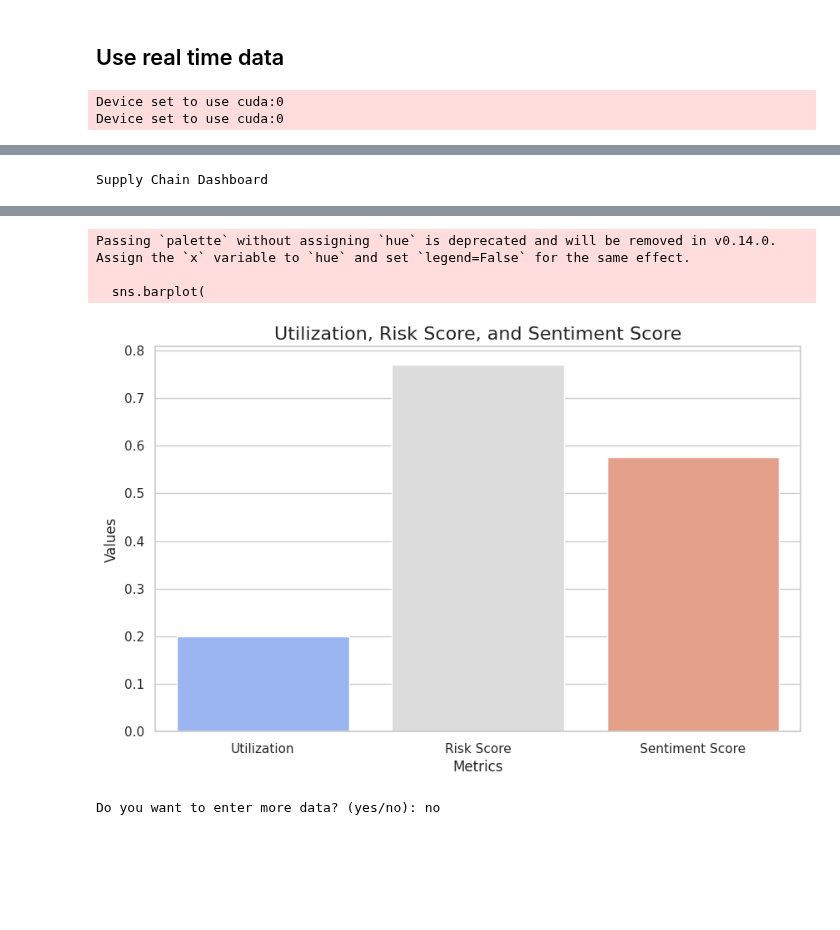
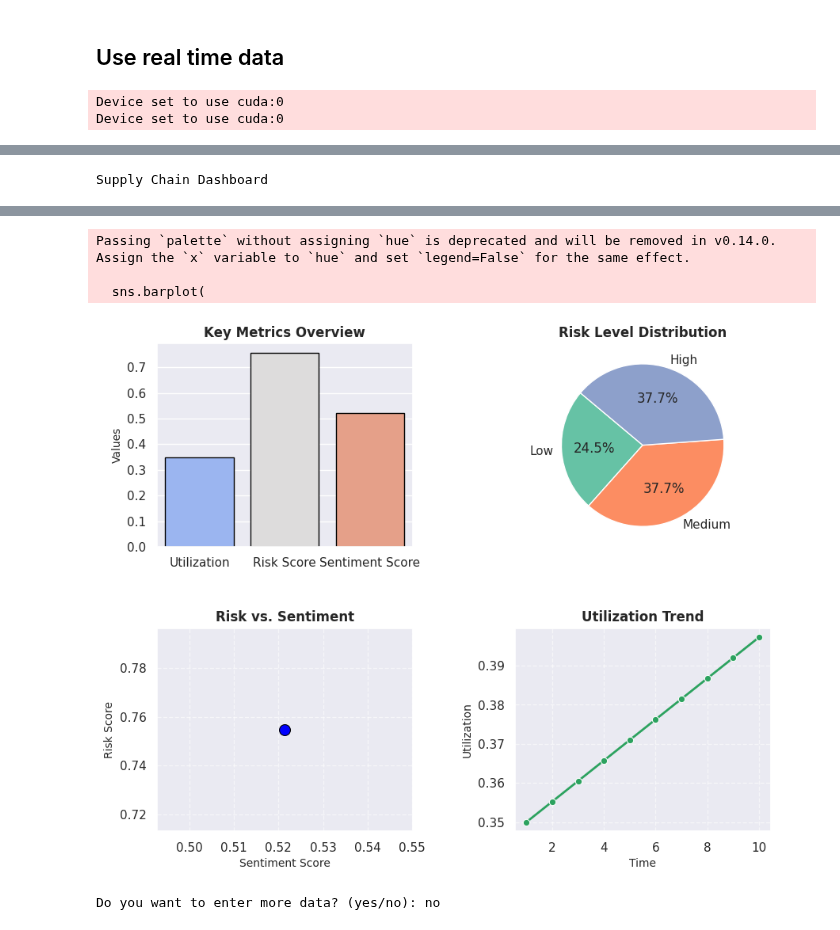
Before and after one commit to AnulipiJana/AI-Driven-Supply-Chain-Disruption-Predictor-and-Inventory-Optimization-System, a Jupyter notebook: INFOSYS_MAIN.ipynb, the cells around one changed output, grey strips where cells are left out. Cells and saved outputs as stored; diff of their text form; code cells hidden in the pictures; blank space fills up the shorter version.

```diff
--- a/INFOSYS_MAIN.ipynb
+++ b/INFOSYS_MAIN.ipynb
@@ -679,15 +679,16 @@ def main():
     model = train_model("/content/supply_chain_alerts.csv")  # Replace with your dataset path
 
     # User inputs
-    print("Enter Supply Chain Data:")
+    print("*Enter Supply Chain Data*")
+    print("-------------------------")
     inventory = int(input("\nInventory (e.g., 5000): "))
     lead_time = int(input("\nLead Time (days): "))
     transport_status = input("\nTransport Status (e.g., Delayed, In Transit, Awaiting Dispatch): ")
-    news_sentiment = input("\nNews Sentiment (e.g., Tomato prices soar due to unexpected frost in the region.\nFarmers report higher yields thanks to favorable weather.\nDelays in transportation cause supply chain disruptions.\nGovernment announces subsidies for tomato farmers.\nPest infestation reduces tomato output in key regions.\nHeavy rainfall damages crops in major producing areas.\nDrought conditions lead to reduced tomato supply.\nImproved infrastructure reduces transportation delays.\nLabor shortages affect harvesting in rural areas.\nExport restrictions lead to surplus in local markets.): ")
-    weather_condition = input("\nWeather Condition (e.g., Sunny and favorable for farming.\nHeavy rainfall causing waterlogging\nDrought leading to crop failure.\nMild rainfall aiding crop growth.\nUnexpected frost damaging crops,\nHigh humidity increasing pest risks,\nStrong winds causing crop damage): ")
+    news_sentiment = input("\n\nNews Sentiment (e.g., Tomato prices soar due to unexpected frost in the region.\nFarmers report higher yields thanks to favorable weather.\nDelays in transportation cause supply chain disruptions.\nGovernment announces subsidies for tomato farmers.\nPest infestation reduces tomato output in key regions.\nHeavy rainfall damages crops in major producing areas.\nDrought conditions lead to reduced tomato supply.\nImproved infrastructure reduces transportation delays.\nLabor shortages affect harvesting in rural areas.\nExport restrictions lead to surplus in local markets.): ")
+    weather_condition = input("\n\nWeather Condition (e.g., Sunny and favorable for farming.\nHeavy rainfall causing waterlogging\nDrought leading to crop failure.\nMild rainfall aiding crop growth.\nUnexpected frost damaging crops,\nHigh humidity increasing pest risks,\nStrong winds causing crop damage): ")
 
     # Slack Webhook URL
-    webhook_url = input("\nEnter your Slack Incoming Webhook URL: ")
+    webhook_url = input("\n\nEnter your Slack Incoming Webhook URL: ")
 
     # Analyze data
     utilization, sentiment_label, sentiment_score, risk_label, risk_score = analyze_data(
@@ -702,7 +703,8 @@ def main():
         f"\n*Supply Chain Alert: Recommended Action - {action}*\n"
         f"Utilization: {utilization}\n"
         f"Risk Score: {risk_score}\n"
-        f"Sentiment Score: {sentiment_score}\n"
+        f"Sentiment Score: {sentiment_score}\n\n"
+
         f"\n*Details:*\n"
         f"- *Inventory:* {inventory}\n"
         f"- *Lead Time:* {lead_time}\n"
@@ -919,6 +921,7 @@ def initialize_sentiment_model():
 def initialize_risk_model():
     return pipeline("text-classification", model="facebook/bart-large-mnli")
 
+
 # 2. Analyze Data
 def analyze_data(inventory, lead_time, transport_status, news_sentiment, weather_condition, sentiment_model, risk_model):
     utilization = inventory / 10000  # Assuming max capacity is 10,000 units
@@ -936,6 +939,7 @@ def analyze_data(inventory, lead_time, transport_status, news_sentiment, weather
 
     return utilization, sentiment_label, sentiment_score, risk_label, risk_score
 
+
 # 3. Train the Model
 def train_model(data_path):
     data = pd.read_csv(data_path)
@@ -948,6 +952,7 @@ def train_model(data_path):
     print("Model Trained. Evaluation:\n", classification_report(y_test, model.predict(X_test)))
     return model
 
+
 # 4. Predict Action
 def predict_action(model, utilization, risk_score, sentiment_score):
     new_input = pd.DataFrame({'Utilization': [utilization], 'Risk Score': [risk_score], 'Sentiment Score': [sentiment_score]})
@@ -955,17 +960,19 @@ def predict_action(model, utilization, risk_score, sentiment_score):
     action_map = {0: 'SELL', 1: 'MONITOR', 2: 'BUY'}
     return action_map[prediction[0]]
 
+
 # 5. Send Slack Alert
 def send_slack_alert(webhook_url, message):
     payload = {"text": message}
     try:
         response = requests.post(webhook_url, json=payload)
         if response.status_code == 200:
-            print("Alert sent to Slack successfully.")
+            print("\n**Alert sent to Slack successfully.**")
         else:
             print(f"Failed to send alert. Status Code: {response.status_code}, Response: {response.text}")
     except Exception as e:
         print(f"Error sending Slack alert: {e}")
+
 
 # 6. Generate Dashboard and Visualizations
 def generate_dashboard(data):
@@ -1040,7 +1047,6 @@ def generate_dashboard(data):
         }
     </style>
 """
-
     # Combine the styles and the table into HTML content
     html_content = f"""
     <html>
@@ -1060,29 +1066,58 @@ def generate_dashboard(data):
     display(HTML(html_content))
 
     # Generate Enhanced Visualizations
-    sns.set_theme(style="whitegrid")
+    sns.set_theme(style="darkgrid")
 
-    # Barplot for Key Metrics
-    plt.figure(figsize=(10, 6))
+    # Create subplots
+    fig, axes = plt.subplots(2, 2, figsize=(10, 8))
+    plt.subplots_adjust(hspace=0.4, wspace=0.4)  # Adjust spacing
+
+    ### Barplot: Key Metrics (axes[0, 0])
     sns.barplot(
         x=["Utilization", "Risk Score", "Sentiment Score"],
-        y=[data["Utilization"], data["Risk Score"], data["Sentiment Score"],],
-        palette="coolwarm"
+        y=[data["Utilization"], data["Risk Score"], data["Sentiment Score"]],
+        palette="coolwarm",
+        edgecolor="black",
+        ax=axes[0, 0]
     )
-    plt.title("Utilization, Risk Score, and Sentiment Score", fontsize=16)
-    plt.ylabel("Values", fontsize=12)
-    plt.xlabel("Metrics", fontsize=12)
-    plt.xticks(fontsize=11)
-    plt.yticks(fontsize=11)
+    axes[0, 0].set_title("Key Metrics Overview", fontsize=12, fontweight="bold")
+    axes[0, 0].set_ylabel("Values", fontsize=10)
+
+    ### Pie Chart: Risk Distribution (axes[0, 1])
+    risk_labels = ["Low", "Medium", "High"]
+    risk_sizes = [1 - data["Risk Score"], data["Risk Score"] / 2, data["Risk Score"] / 2]
+    colors = ["#66c2a5", "#fc8d62", "#8da0cb"]
+    axes[0, 1].pie(risk_sizes, labels=risk_labels, autopct="%1.1f%%", colors=colors, startangle=140, wedgeprops={"edgecolor": "white"})
+    axes[0, 1].set_title("Risk Level Distribution", fontsize=12, fontweight="bold")
+
+    ### Scatter Plot: Risk vs. Sentiment Score (axes[1, 0])
+    sns.scatterplot(x=[data["Sentiment Score"]], y=[data["Risk Score"]], s=100, color="blue", edgecolor="black", ax=axes[1, 0])
+    axes[1, 0].set_xlabel("Sentiment Score", fontsize=10)
+    axes[1, 0].set_ylabel("Risk Score", fontsize=10)
+    axes[1, 0].set_title("Risk vs. Sentiment", fontsize=12, fontweight="bold")
+    axes[1, 0].grid(True, linestyle="--", alpha=0.6)
+
+    ### Line Plot: Utilization Over Time (axes[1, 1])
+    time_series = list(range(1, 11))
+    utilization_trend = [data["Utilization"] * (1 + (0.015 * i)) for i in range(10)]
+    sns.lineplot(x=time_series, y=utilization_trend, marker="o", color="#2ca25f", linewidth=2, ax=axes[1, 1])
+    axes[1, 1].set_xlabel("Time", fontsize=10)
+    axes[1, 1].set_ylabel("Utilization", fontsize=10)
+    axes[1, 1].set_title("Utilization Trend", fontsize=12, fontweight="bold")
+    axes[1, 1].grid(True, linestyle="--", alpha=0.6)
+
+    # Show the plot
     plt.show()
 
 # 7. Collect Real-Time User Data
 def collect_user_data(sentiment_model, risk_model, action_model, webhook_url):
-    inventory = int(input("\nInventory (e.g., 5000): "))
+    print("*Enter Supply Chain Data*")
+    print("-------------------------")
+    inventory = int(input("Inventory (eg., 5000): "))
     lead_time = int(input("Lead Time (days): "))
-    transport_status = input("Transport Status (e.g., Delayed, In Transit): ")
-    news_sentiment = input("News Sentiment: ")
-    weather_condition = input("Weather Condition: ")
+    transport_status = input("Transport Status (e.g., Delayed, In Transit, Awaiting Dispatch): ")
+    news_sentiment = input("\n\nNews Sentiment (e.g., Tomato prices soar due to unexpected frost in the region.\nFarmers report higher yields thanks to favorable weather.\nDelays in transportation cause supply chain disruptions.\nGovernment announces subsidies for tomato farmers.\nPest infestation reduces tomato output in key regions.\nHeavy rainfall damages crops in major producing areas.\nDrought conditions lead to reduced tomato supply.\nImproved infrastructure reduces transportation delays.\nLabor shortages affect harvesting in rural areas.\nExport restrictions lead to surplus in local markets.): ")
+    weather_condition = input("\n\nWeather Condition (e.g., Sunny and favorable for farming.\nHeavy rainfall causing waterlogging\nDrought leading to crop failure.\nMild rainfall aiding crop growth.\nUnexpected frost damaging crops,\nHigh humidity increasing pest risks,\nStrong winds causing crop damage): ")
 
     utilization, sentiment_label, sentiment_score, risk_label, risk_score = analyze_data(
         inventory, lead_time, transport_status, news_sentiment, weather_condition, sentiment_model, risk_model
@@ -1091,14 +1126,16 @@ def collect_user_data(sentiment_model, risk_model, action_model, webhook_url):
 
     alert_message = f"""
     *Supply Chain Alert: Recommended Action - {action}*
+    - Utilization: {utilization:.2f}
+    - Sentiment: {sentiment_label} (Score: {sentiment_score:.2f})
+    - Risk: {risk_label} (Score: {risk_score:.2f})
+
+    \n*Details:*\n
     - Inventory: {inventory}
     - Lead Time: {lead_time}
     - Transport Status: {transport_status}
     - News Sentiment: {news_sentiment}
     - Weather Condition: {weather_condition}
-    - Utilization: {utilization:.2f}
-    - Sentiment: {sentiment_label} (Score: {sentiment_score:.2f})
-    - Risk: {risk_label} (Score: {risk_score:.2f})
     """
 
     send_slack_alert(webhook_url, alert_message)
@@ -1159,5 +1194,5 @@ Supply Chain Dashboard
 Passing `palette` without assigning `hue` is deprecated and will be removed in v0.14.0. Assign the `x` variable to `hue` and set `legend=False` for the same effect.
 
   sns.barplot(
-[figure, old version]
+[figure, new version]
 Do you want to enter more data? (yes/no): no
```
Also changed, not shown: parts of 1 cell of this notebook.
